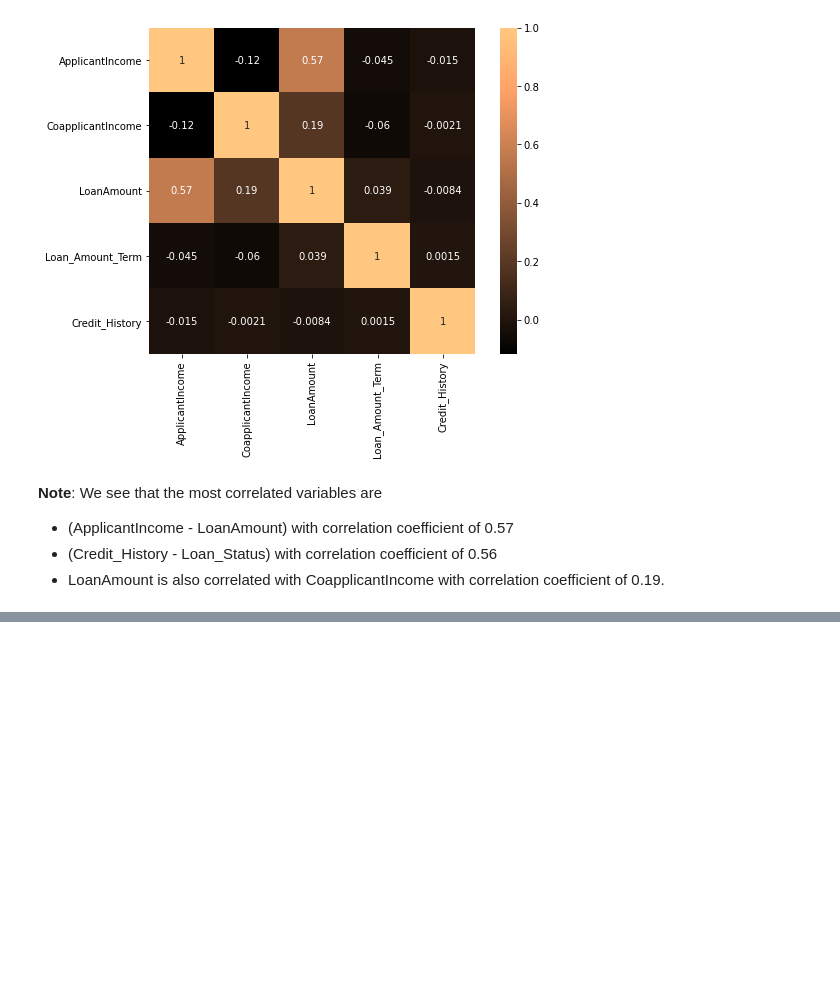
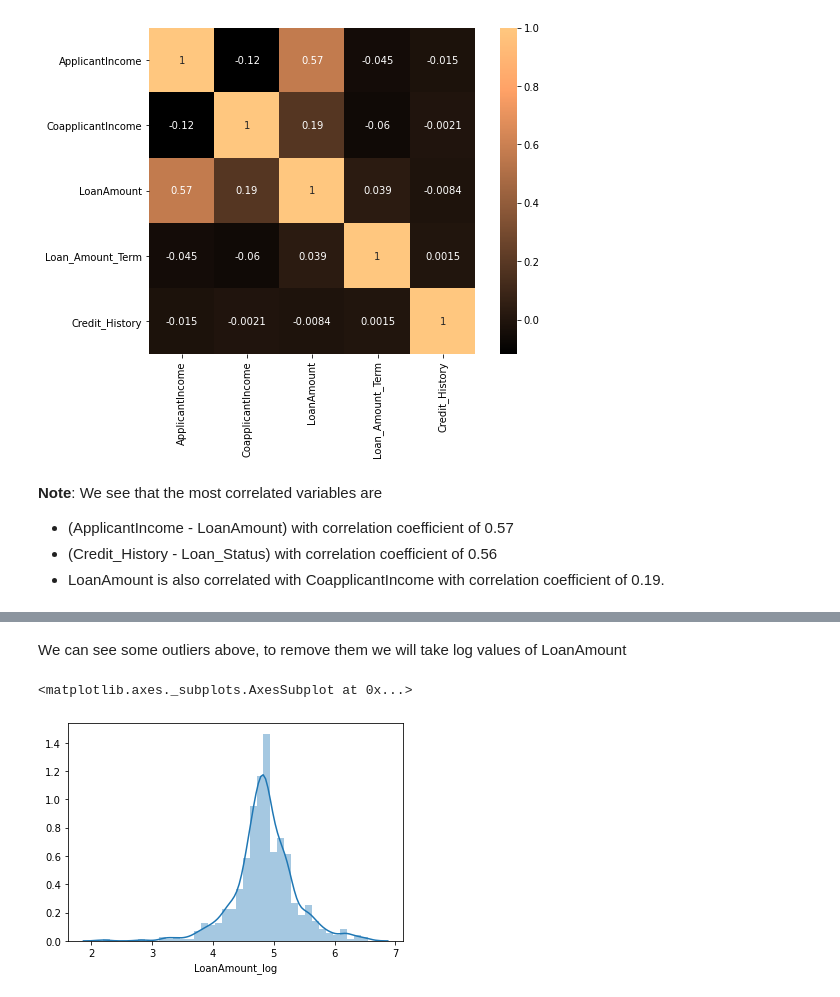
Before and after one commit to radhikagupta6/Machine-Learning-and-Data-Science-Algorithms, a Jupyter notebook: Projects/Prediction of Loan approval/Loan_pred.ipynb, the cells around one changed output, grey strips where cells are left out. Saved outputs shown, nothing was run; the diff lists cells and outputs as text; code cells hidden in the pictures; blank space fills up the shorter version.

```diff
--- a/Projects/Prediction of Loan approval/Loan_pred.ipynb
+++ b/Projects/Prediction of Loan approval/Loan_pred.ipynb
@@ -202,0 +270,8 @@ sns.heatmap(mat, vmax=1, square=True,cmap="copper", annot=True)
+# %% [markdown]
+We can see some outliers above, to remove them we will take log values of LoanAmount
+# %%
+df['LoanAmount_log'] = np.log(df['LoanAmount'])
+sns.distplot(df['LoanAmount_log'])
+# %% [output]
+<matplotlib.axes._subplots.AxesSubplot at 0x...>
+[figure, added]
```
Also changed, not shown: parts of 14 cells of this notebook.
